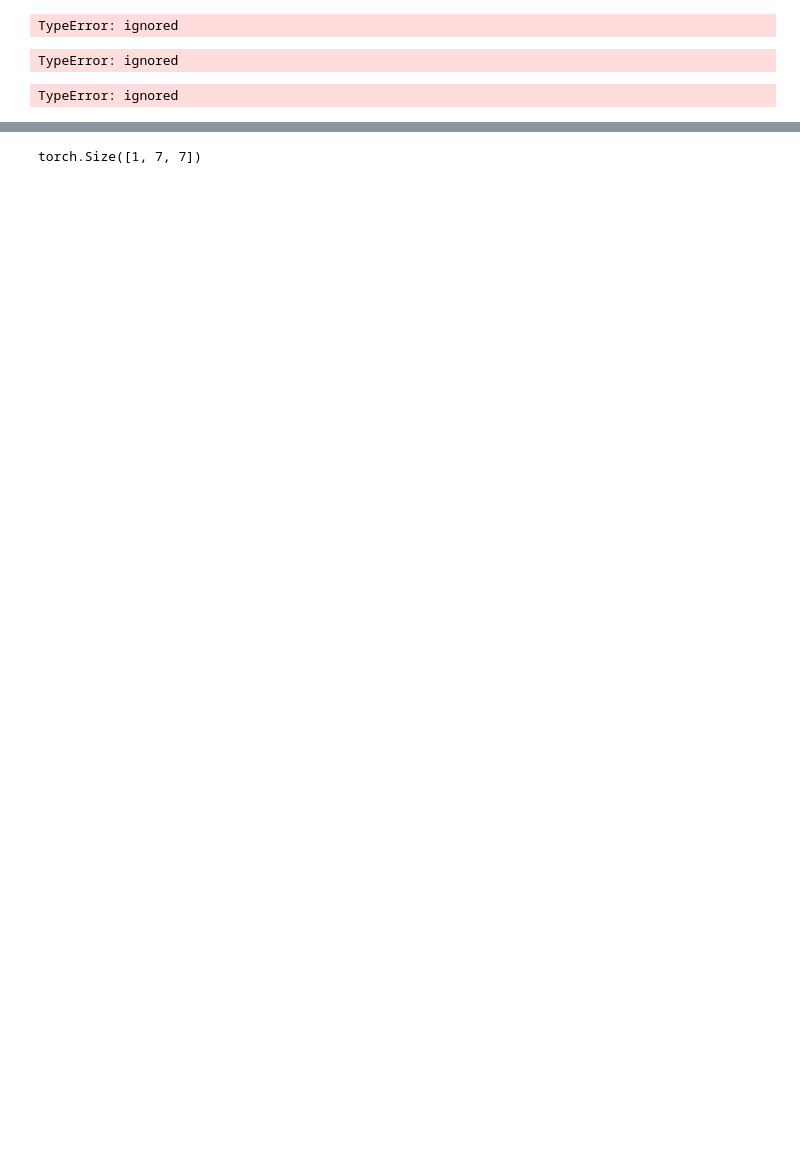
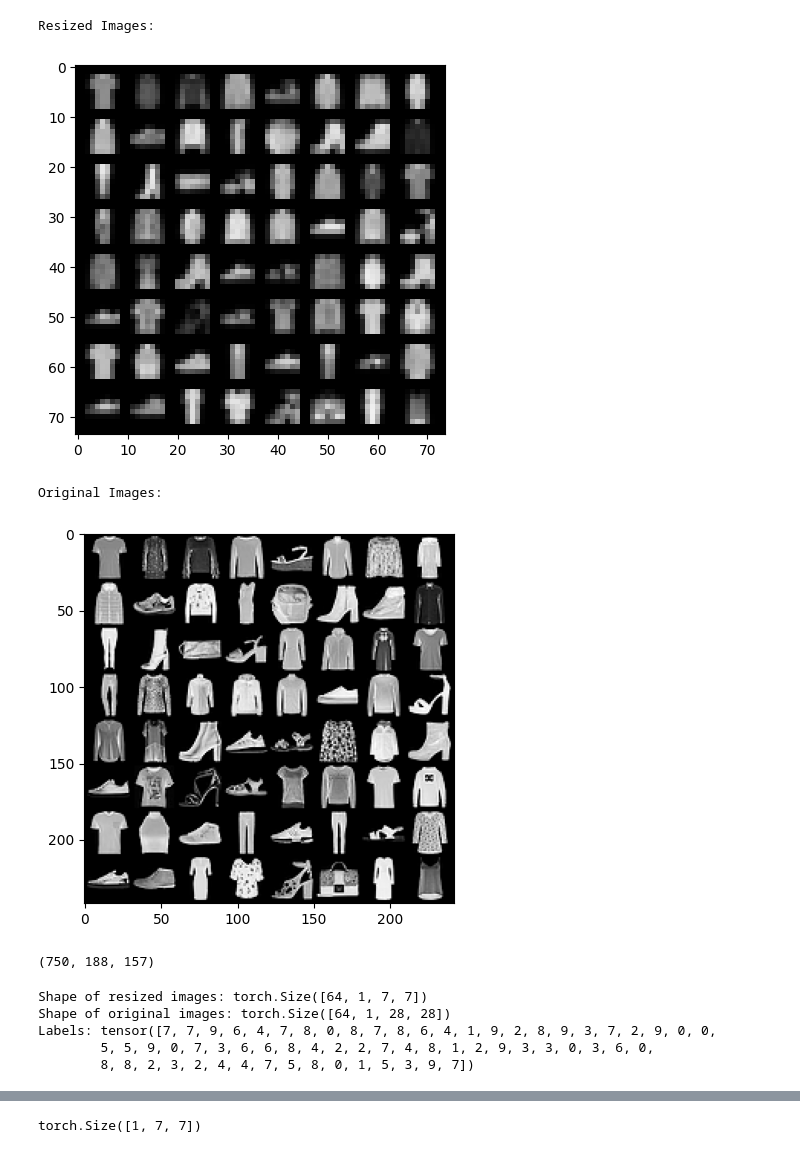
Before and after one commit to beyzoskaya/machineLearning_CS454, a Jupyter notebook: homeworks/convolutionalAutoencoders.ipynb, the cells around one changed output, grey strips where cells are left out. Cells and saved outputs as stored; diff of their text form; code cells hidden in the pictures; blank space fills up the shorter version.

```diff
--- a/homeworks/convolutionalAutoencoders.ipynb
+++ b/homeworks/convolutionalAutoencoders.ipynb
@@ -12,21 +116,47 @@ from torch.utils.data import random_split
+# %%
+def imshow_val(img):
+    # if using normalization in transforms, you may need to normalize
+    # img = img / 2 + 0.5  # unnormalize if you used normalization in your transforms
+    npimg = img.numpy()
+    plt.imshow(np.transpose(npimg, (1, 2, 0)))
+    plt.show()
+
+# Get some random training images
+dataiter = iter(validation_loader)
+resized_images, original_images, labels = next(dataiter)
+
+# Show images
+print("Resized Images:")
+imshow_val(torchvision.utils.make_grid(resized_images))
+print("Original Images:")
+imshow_val(torchvision.utils.make_grid(original_images))
+# %% [output]
+Resized Images:
+[figure, added]
+Original Images:
+[figure, added]
+# %%
+len(train_loader), len(validation_loader), len(test_loader)
+# %% [output]
+(750, 188, 157)
 # %%
-for resized_images, original_images, _ in train_loader:
-    print(f"Shape of reshaped images: {resized_images.shape}")
-    print(f"Shape of original images: {original_images.shape}")
+for batch in train_loader:
+    resized_images, original_images, labels = batch
+
+    # Print the shape of the resized images
+    print("Shape of resized images:", resized_images.shape)
+
+    # Print the shape of the original images
+    print("Shape of original images:", original_images.shape)
+
+    # Print the labels
+    print("Labels:", labels)
+
+    # Break the loop after the first batch
     break
 # %% [output]
-TypeError: ignored
+Shape of resized images: torch.Size([64, 1, 7, 7])
+Shape of original images: torch.Size([64, 1, 28, 28])
+Labels: tensor([7, 7, 9, 6, 4, 7, 8, 0, 8, 7, 8, 6, 4, 1, 9, 2, 8, 9, 3, 7, 2, 9, 0, 0,
+        5, 5, 9, 0, 7, 3, 6, 6, 8, 4, 2, 2, 7, 4, 8, 1, 2, 9, 3, 3, 0, 3, 6, 0,
+        8, 8, 2, 3, 2, 4, 4, 7, 5, 8, 0, 1, 5, 3, 9, 7])
-# %%
-for _, labels in reshaped_train_loader:
-  print(f"Labels : {labels}")
-  break
-# %% [output]
-TypeError: ignored
-# %%
-for i in range(5):
-    image, label = reshaped_train_data[i]
-    print(f"Image {i + 1} - Label: {label}")
-    plt.imshow(image.squeeze().numpy(), cmap='gray')
-    plt.show()
-# %% [output]
-TypeError: ignored
```
Also changed, not shown: parts of 22 cells of this notebook.
